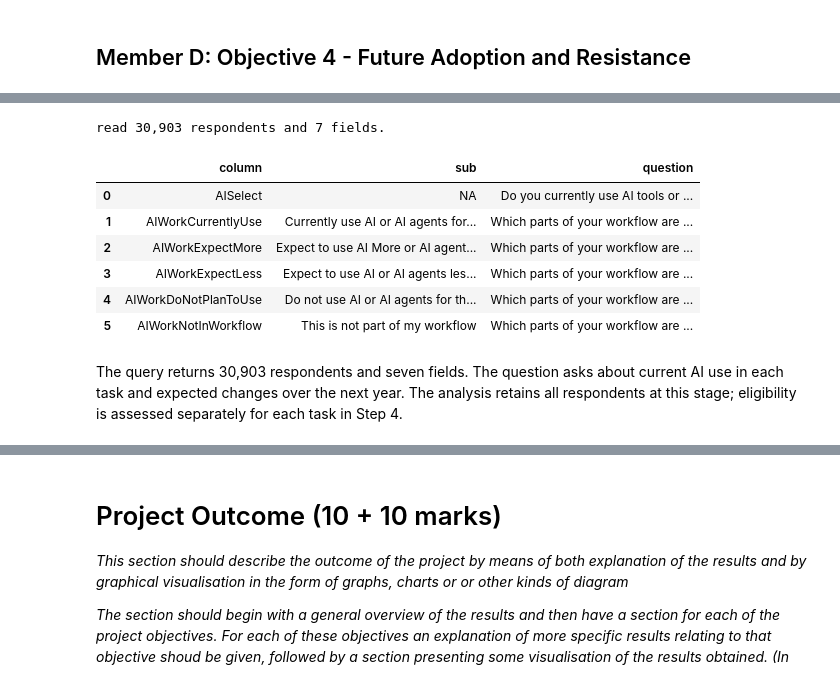
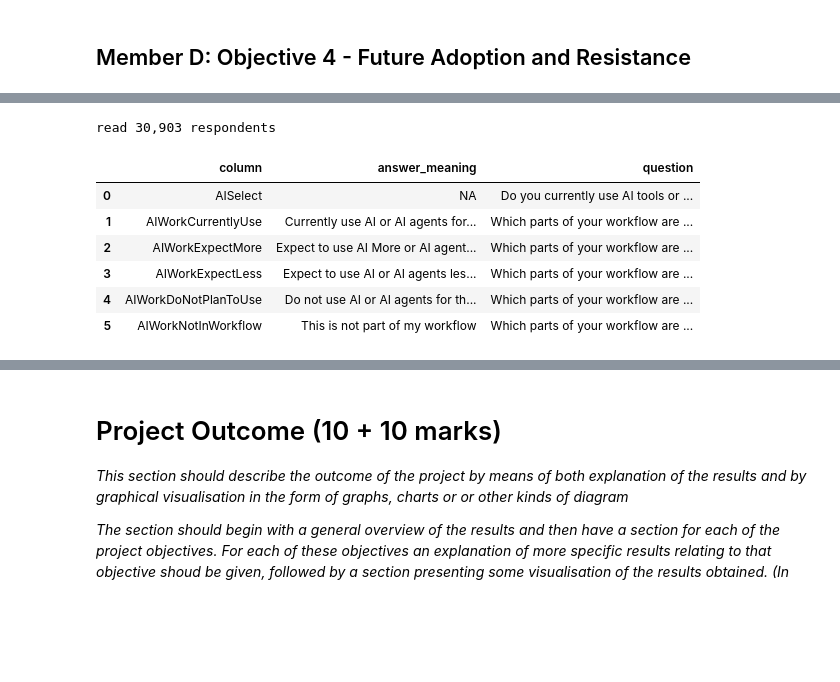
Before and after one commit to Reed-Xuu/Togepi-AI-Use-Across-Software-Development-Tasks, a Jupyter notebook: docs/member_d/group_project_D.ipynb, the cells around one changed output, grey strips where cells are left out. Drawn from its saved outputs; the diff is of its cells as text; code cells hidden in the pictures; blank space fills up the shorter version.

```diff
--- a/docs/member_d/group_project_D.ipynb
+++ b/docs/member_d/group_project_D.ipynb
@@ -196,2 +119,31 @@ The existing database matches the source CSV; the tables were not overwritten.
+# %%
+from contextlib import closing
+from pathlib import Path
+import sqlite3
+import pandas as pd
+
+# Notebook 和两个 CSV 文件位于同一目录。
+responses_file = 'survey_results_public.csv'
+schema_file = 'survey_results_schema.csv'
+data_dir = Path.cwd()
+
+# 保留原始文本值，缺失值的处理留给后续分析。
+responses_df = pd.read_csv(
+    data_dir / responses_file,
+    dtype=str,
+    keep_default_na=False,
+)
+columns_meta_df = pd.read_csv(
+    data_dir / schema_file,
+    dtype=str,
+    keep_default_na=False,
+)
+
+db_path = (data_dir / 'survey.db').resolve()
+
+# 建立数据库并导入两张表；重复运行时替换旧表。
+with sqlite3.connect(db_path) as conn:
+    responses_df.to_sql('responses', conn, if_exists='replace', index=False)
+    columns_meta_df.to_sql('columns_meta', conn, if_exists='replace', index=False)
 # %% [markdown]
 ## Member D: Objective 4 - Future Adoption and Resistance
@@ -202,35 +154,27 @@ For Objective 4, we read the respondent identifier, `AISelect` and the five `AIW
 # %%
-# 步骤 1：从共同数据库读取成员 D 需要的列和字段说明。
-# db_path 来自上面的共享入库步骤；mode=ro 表示只读，不会创建或修改数据库。
-# 先运行共同入库单元格；closing 确保查询结束后关闭连接。
 with closing(sqlite3.connect(db_path.as_uri() + '?mode=ro', uri=True)) as conn:
-    # SQL 的 SELECT 选择列、FROM 选择表；read_sql_query 将结果转成 DataFrame。
-    # 当前没有 WHERE 筛选受访者；若以后改变研究范围，要先与全组统一口径。
     work_df = pd.read_sql_query('''
         SELECT ResponseId, AISelect, AIWorkCurrentlyUse, AIWorkExpectMore,
                AIWorkExpectLess, AIWorkDoNotPlanToUse, AIWorkNotInWorkflow
         FROM responses
     ''', conn)
-    # 元数据的 WHERE ... IN (...) 只取这六个字段的说明；双引号用于引用列名。
-    # 如需增加分析字段，需同时检查响应表查询、元数据查询和后续处理是否一致。
     work_schema = pd.read_sql_query('''
         SELECT "column", question, sub, source_columns, transformation
         FROM columns_meta
         WHERE "column" IN ('AISelect', 'AIWorkCurrentlyUse', 'AIWorkExpectMore',
                            'AIWorkExpectLess', 'AIWorkDoNotPlanToUse', 'AIWorkNotInWorkflow')
     ''', conn)
 
-# f 字符串中的 :, 给数字加千位分隔符；display 在 Notebook 中显示表格。
-print(f'read {len(work_df):,} respondents and {len(work_df.columns)} fields.')
-display(work_schema[['column', 'sub', 'question']])
+print(f'read {len(work_df):,} respondents')
+display(work_schema[['column', 'sub', 'question']].rename(
+    columns={'sub': 'answer_meaning'}
+))
 # %% [output]
-read 30,903 respondents and 7 fields.
+read 30,903 respondents
-|  | column | sub | question |
+|  | column | answer_meaning | question |
 | 0 | AISelect | NA | Do you currently use AI tools or ... |
 | 1 | AIWorkCurrentlyUse | Currently use AI or AI agents for... | Which parts of your workflow are ... |
 | 2 | AIWorkExpectMore | Expect to use AI More or AI agent... | Which parts of your workflow are ... |
 | 3 | AIWorkExpectLess | Expect to use AI or AI agents les... | Which parts of your workflow are ... |
 | 4 | AIWorkDoNotPlanToUse | Do not use AI or AI agents for th... | Which parts of your workflow are ... |
 | 5 | AIWorkNotInWorkflow | This is not part of my workflow | Which parts of your workflow are ... |
-# %% [markdown]
-The query returns 30,903 respondents and seven fields. The question asks about current AI use in each task and expected changes over the next year. The analysis retains all respondents at this stage; eligibility is assessed separately for each task in Step 4.
```
Also changed, not shown: parts of 28 cells of this notebook.
